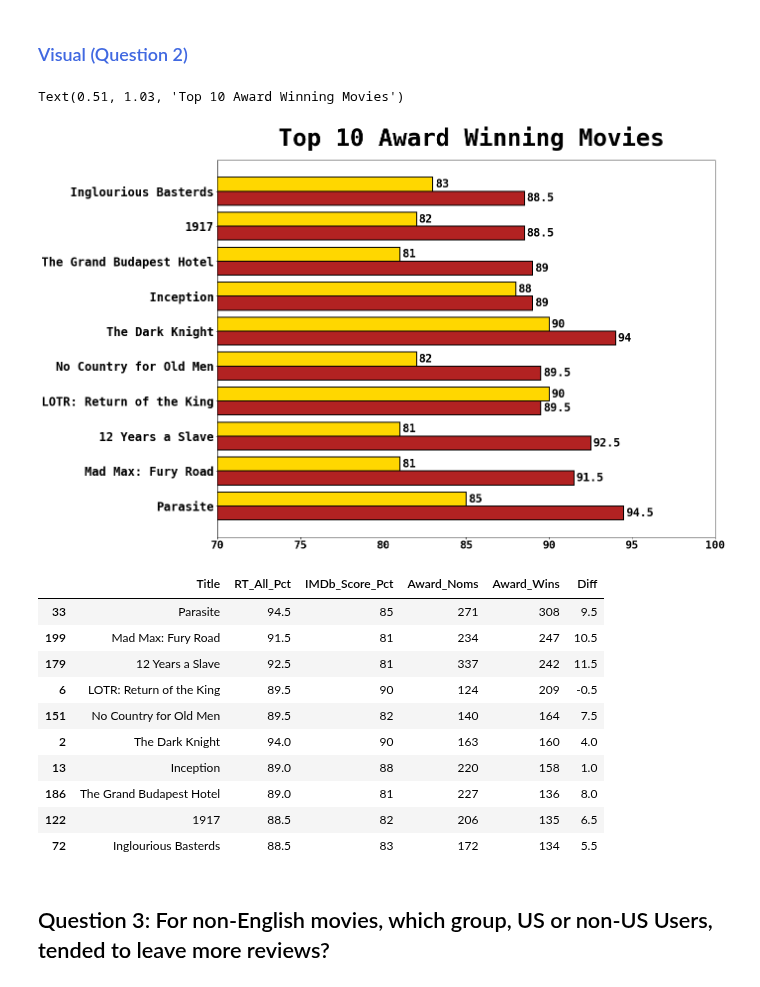
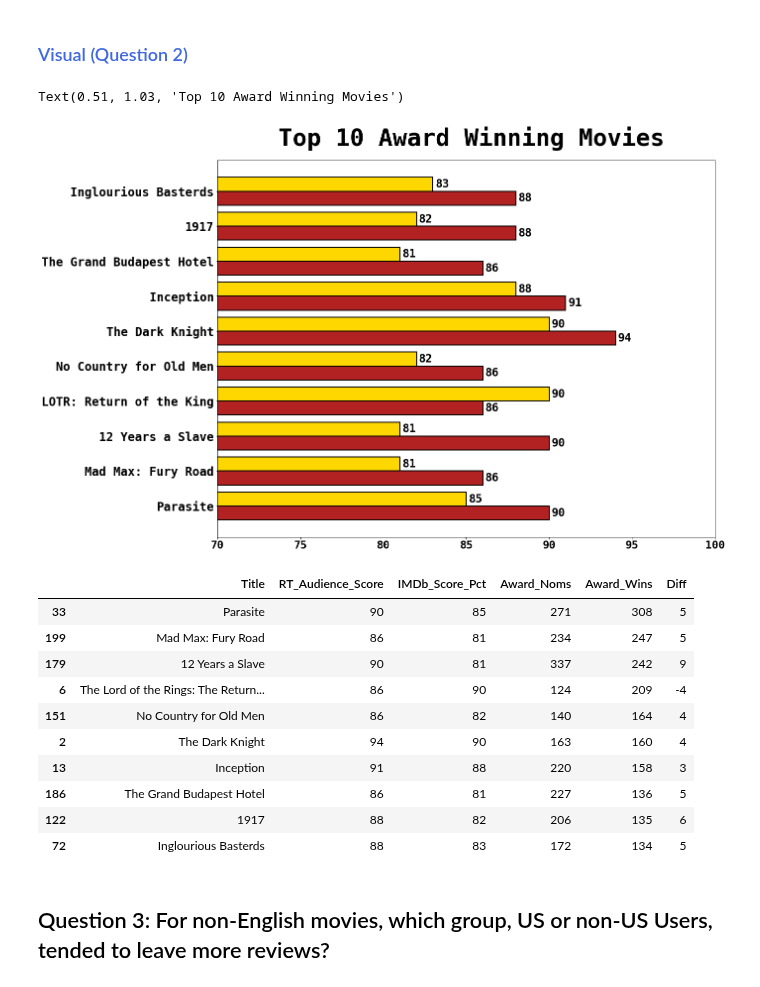
Before and after one commit to HannahSolima/Capstone, a Jupyter notebook: Notebooks/Analysis.ipynb, the cells around one changed output. Saved outputs shown, nothing was run; the diff lists cells and outputs as text; code cells hidden in the pictures.

```diff
--- a/Notebooks/Analysis.ipynb
+++ b/Notebooks/Analysis.ipynb
@@ -432,6 +432,6 @@ plt.title("Total Directors by Movies Directed", weight = 'bold', size = 26, y=1.
 # %% [markdown]
 ## Did they receive a high rating on IMDb? What about Rotten Tomatoes?
 # %%
-movie_award = all_df[['Title','RT_All_Pct','IMDb_Score_Pct','Award_Noms', 'Award_Wins']].nlargest(10, 'Award_Wins')
+movie_award = all_df[['Title','RT_Audience_Score','IMDb_Score_Pct','Award_Noms', 'Award_Wins']].nlargest(10, 'Award_Wins')
 movie_award
 # %% [output]
@@ -479,50 +479,50 @@ plt.rcParams['figure.figsize'] = [18, 14]
 
 # Plot the x and y values
 fig,ax = plt.subplots()
-bar1 = ax.barh(y-width/2, movie_award['RT_All_Pct'],
+bar1 = ax.barh(y-width/2, movie_award['RT_Audience_Score'],
                width, color = 'firebrick', edgecolor = 'black', linewidth = 2)
 bar2 = ax.barh(y+width/2, movie_award['IMDb_Score_Pct'],
                width, color = 'gold', edgecolor = 'black', linewidth = 2)
 
 # Set the y labels and legends
 ax.set_yticks(y)
 ax.set_yticklabels(movie_award['Title'], weight = 'semibold', size = '24')
 ax.legend
 
 #bar label
 ax.bar_label(bar1, padding=5, size = '23')
 ax.bar_label(bar2, padding=5, size ='23')
 
 # Set the x labels
 ax.set_xlim(70, 100)
 ax.set_xticks([70,75,80,85,90,95,100])
 ax.set_xticklabels(['70','75','80','85','90','95','100'], weight = 'bold', size = '22')
 
 #title
 ax.set_title('Top 10 Award Winning Movies', weight = 'bold',
              size = '48', x =.51, y=1.03)
 
 #Clustered Bar legend
 # plt.legend(["Rotten Tomatoes", "IMDb"], ncol=1, loc="upper left",
 #            bbox_to_anchor= (.668,1.01), fontsize = '25');
 # %% [output]
 Text(0.51, 1.03, 'Top 10 Award Winning Movies')
-[figure, old version]
+[figure, new version]
 # %%
-movie_award['Diff'] = movie_award['RT_All_Pct'] - movie_award['IMDb_Score_Pct']
+movie_award['Diff'] = movie_award['RT_Audience_Score'] - movie_award['IMDb_Score_Pct']
 movie_award
 # %% [output]
-|  | Title | RT_All_Pct | IMDb_Score_Pct | Award_Noms | Award_Wins | Diff |
-| 33 | Parasite | 94.5 | 85 | 271 | 308 | 9.5 |
-| 199 | Mad Max: Fury Road | 91.5 | 81 | 234 | 247 | 10.5 |
-| 179 | 12 Years a Slave | 92.5 | 81 | 337 | 242 | 11.5 |
-| 6 | LOTR: Return of the King | 89.5 | 90 | 124 | 209 | -0.5 |
-| 151 | No Country for Old Men | 89.5 | 82 | 140 | 164 | 7.5 |
-| 2 | The Dark Knight | 94.0 | 90 | 163 | 160 | 4.0 |
-| 13 | Inception | 89.0 | 88 | 220 | 158 | 1.0 |
-| 186 | The Grand Budapest Hotel | 89.0 | 81 | 227 | 136 | 8.0 |
-| 122 | 1917 | 88.5 | 82 | 206 | 135 | 6.5 |
-| 72 | Inglourious Basterds | 88.5 | 83 | 172 | 134 | 5.5 |
+|  | Title | RT_Audience_Score | IMDb_Score_Pct | Award_Noms | Award_Wins | Diff |
+| 33 | Parasite | 90 | 85 | 271 | 308 | 5 |
+| 199 | Mad Max: Fury Road | 86 | 81 | 234 | 247 | 5 |
+| 179 | 12 Years a Slave | 90 | 81 | 337 | 242 | 9 |
+| 6 | The Lord of the Rings: The Return... | 86 | 90 | 124 | 209 | -4 |
+| 151 | No Country for Old Men | 86 | 82 | 140 | 164 | 4 |
+| 2 | The Dark Knight | 94 | 90 | 163 | 160 | 4 |
+| 13 | Inception | 91 | 88 | 220 | 158 | 3 |
+| 186 | The Grand Budapest Hotel | 86 | 81 | 227 | 136 | 5 |
+| 122 | 1917 | 88 | 82 | 206 | 135 | 6 |
+| 72 | Inglourious Basterds | 88 | 83 | 172 | 134 | 5 |
 # %% [markdown]
 ## Question 3: For non-English movies, which group, US or non-US Users, tended to leave more reviews?
 # %% [markdown]
```
Also changed, not shown: parts of 74 cells of this notebook, 4 other files.
